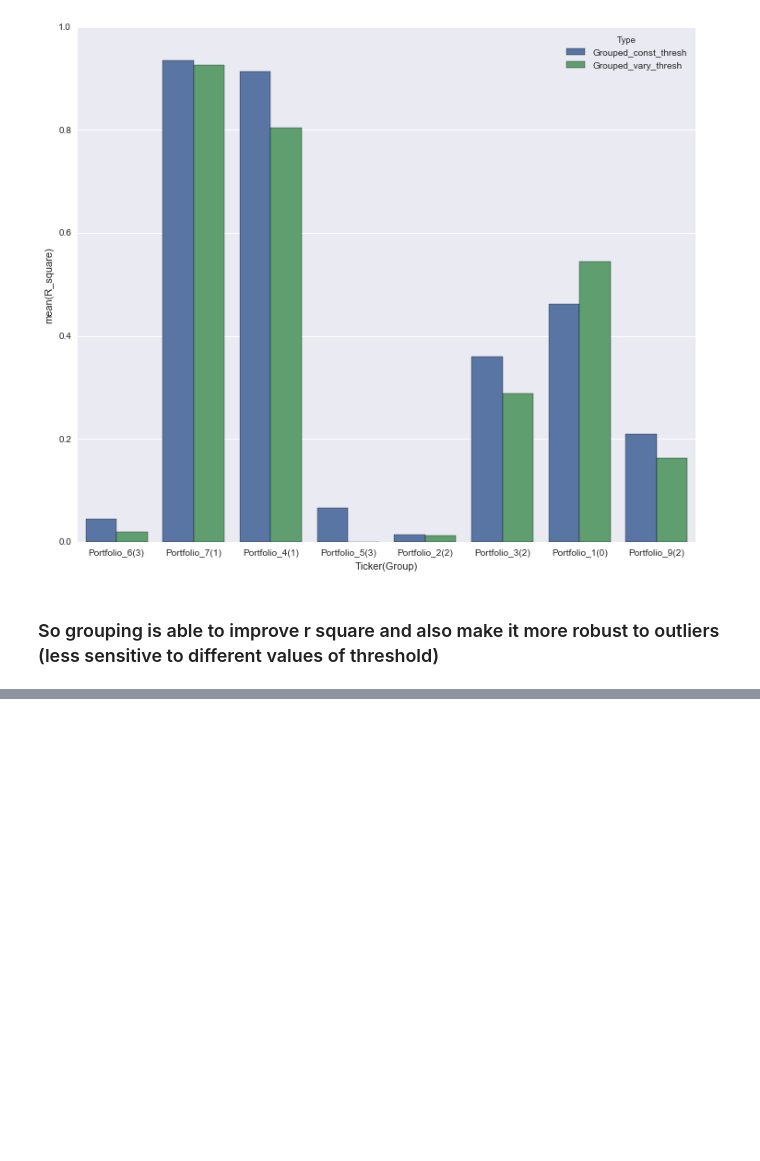
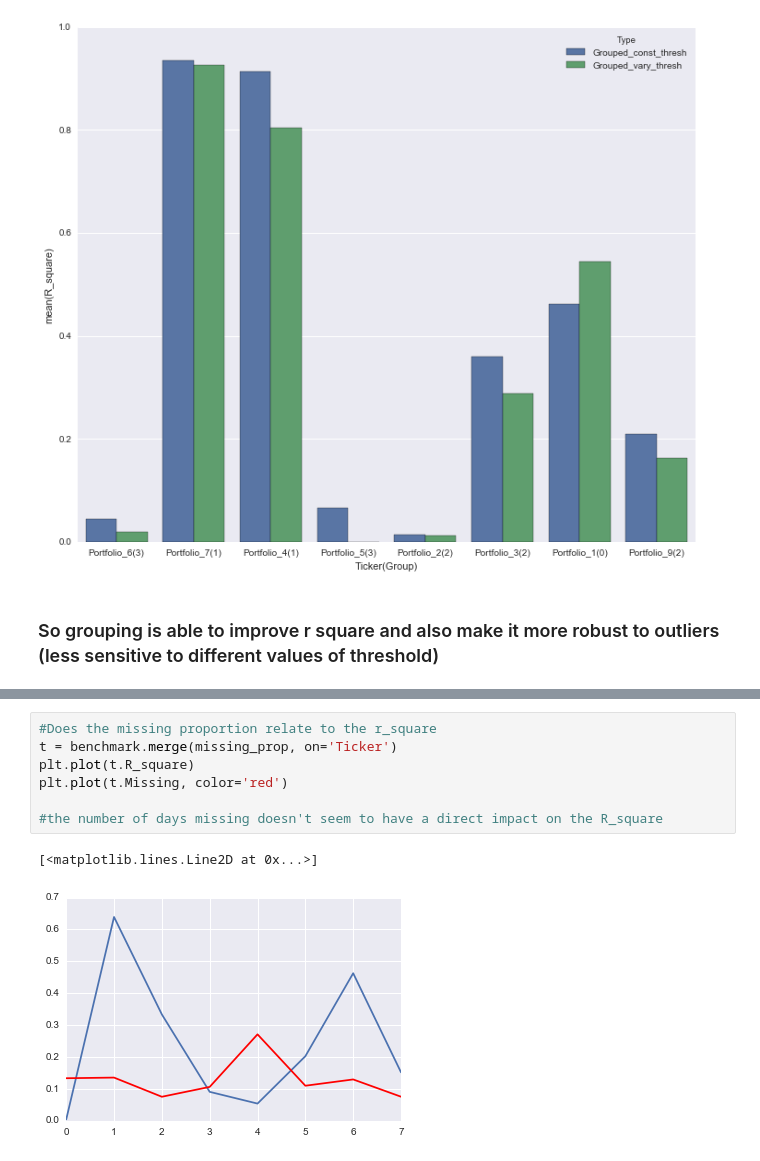
Before and after one commit to MaxwellLZH/BigByteInsight, a Jupyter notebook: HomeChallenge/r2/r2_test.ipynb, the cells around one changed output, grey strips where cells are left out. Cells and saved outputs as stored; diff of their text form; blank space fills up the shorter version.

```diff
--- a/HomeChallenge/r2/r2_test.ipynb
+++ b/HomeChallenge/r2/r2_test.ipynb
@@ -391,0 +410,10 @@ plt.xlabel('Ticker(Group)')
+# %%
+#Does the missing proportion relate to the r_square
+t = benchmark.merge(missing_prop, on='Ticker')
+plt.plot(t.R_square)
+plt.plot(t.Missing, color='red')
+
+#the number of days missing doesn't seem to have a direct impact on the R_square
+# %% [output]
+[<matplotlib.lines.Line2D at 0x...>]
+[figure, added]
```
Also changed, not shown: parts of 3 cells of this notebook.
